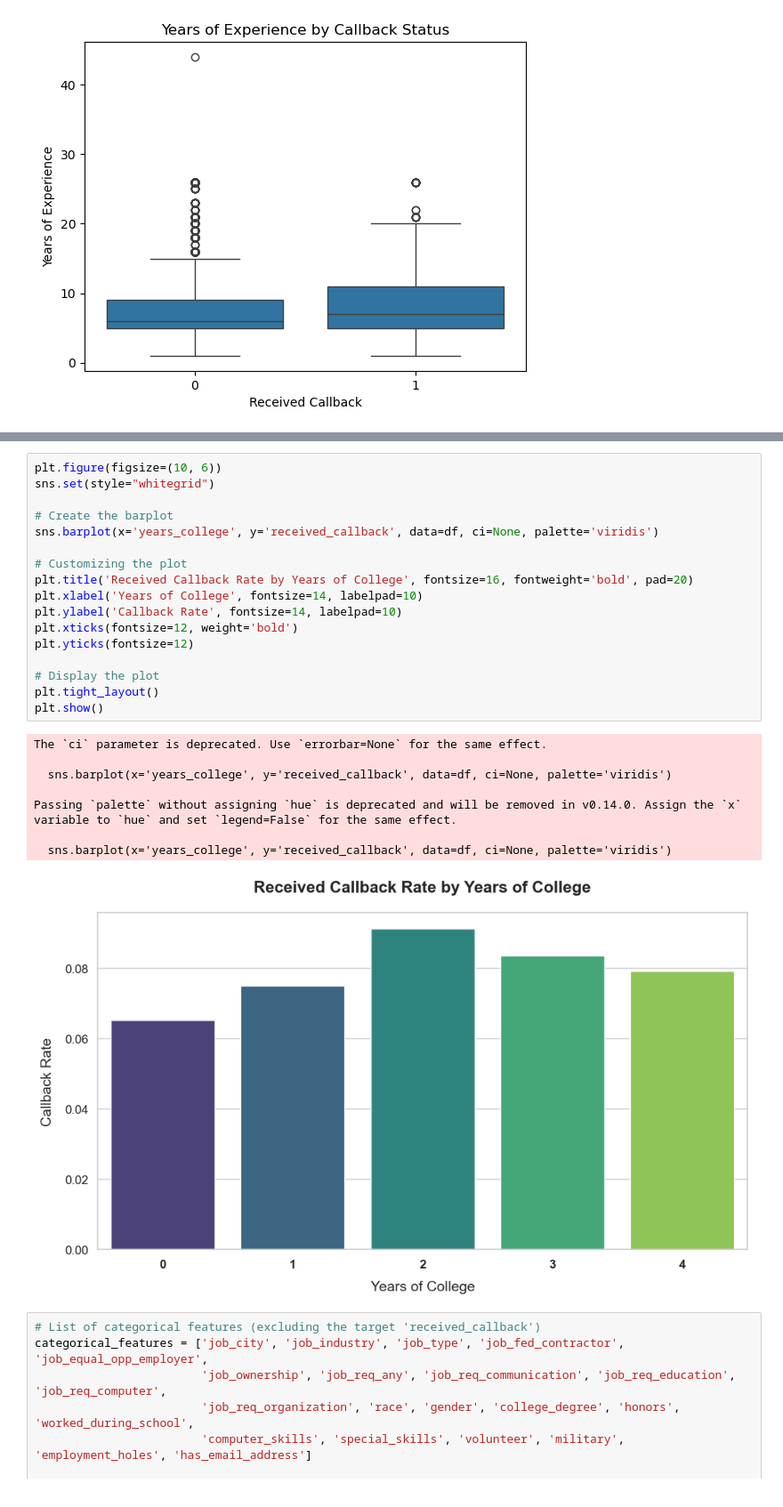
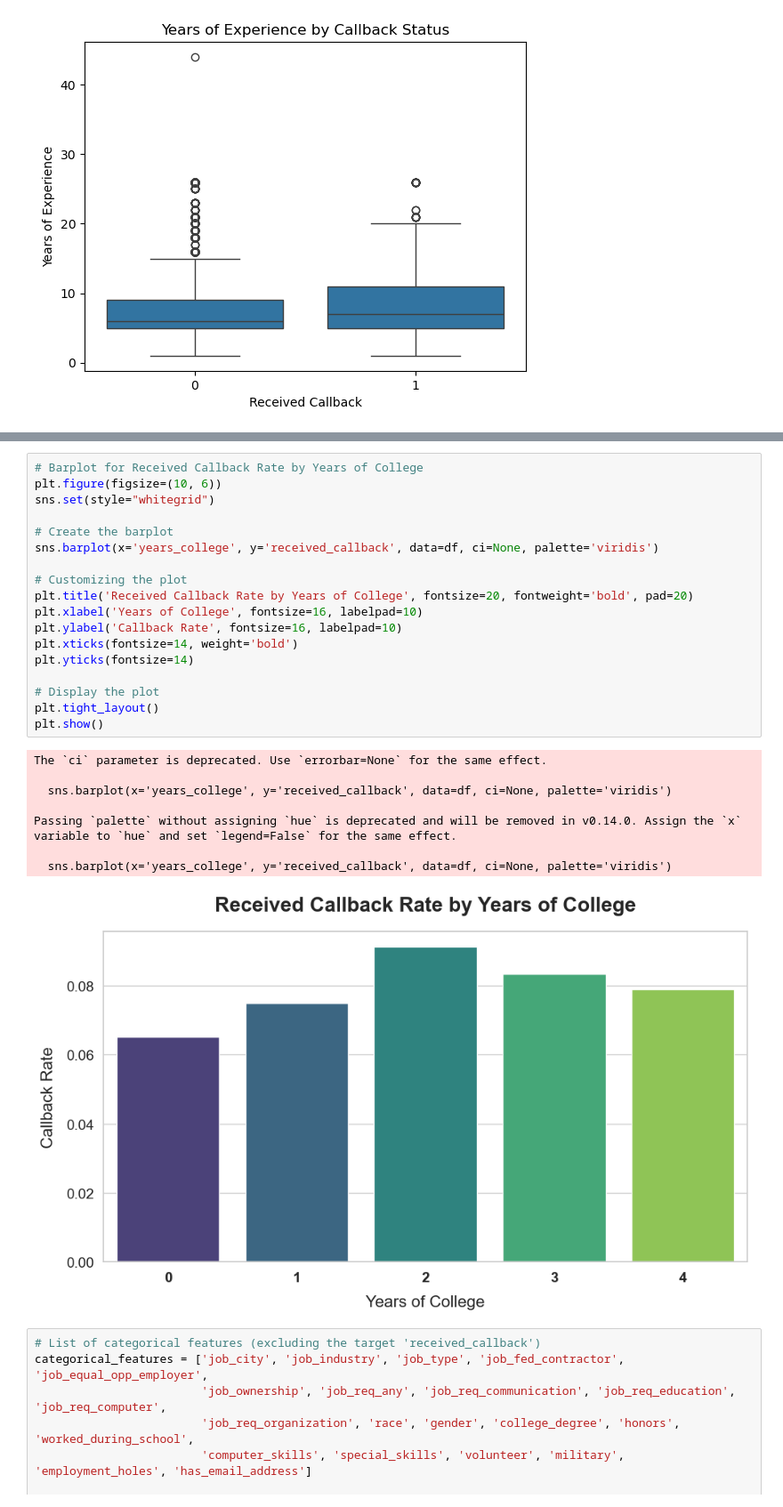
Before and after one commit to anyfruit/Key-Resume-Attributes-Impacting-Job-Callbacks, a Jupyter notebook: DATA1030Project.ipynb, the cells around one changed output, grey strips where cells are left out. Shown at 89% size. Cells and saved outputs as stored; diff of their text form.

```diff
--- a/DATA1030Project.ipynb
+++ b/DATA1030Project.ipynb
@@ -176,29 +177,30 @@ plt.show()
 # %%
+# Barplot for Received Callback Rate by Years of College
 plt.figure(figsize=(10, 6))
 sns.set(style="whitegrid")
 
 # Create the barplot
 sns.barplot(x='years_college', y='received_callback', data=df, ci=None, palette='viridis')
 
 # Customizing the plot
-plt.title('Received Callback Rate by Years of College', fontsize=16, fontweight='bold', pad=20)
-plt.xlabel('Years of College', fontsize=14, labelpad=10)
-plt.ylabel('Callback Rate', fontsize=14, labelpad=10)
-plt.xticks(fontsize=12, weight='bold')
-plt.yticks(fontsize=12)
+plt.title('Received Callback Rate by Years of College', fontsize=20, fontweight='bold', pad=20)
+plt.xlabel('Years of College', fontsize=16, labelpad=10)
+plt.ylabel('Callback Rate', fontsize=16, labelpad=10)
+plt.xticks(fontsize=14, weight='bold')
+plt.yticks(fontsize=14)
 
 # Display the plot
 plt.tight_layout()
 plt.show()
 # %% [output]
 The `ci` parameter is deprecated. Use `errorbar=None` for the same effect.
 
   sns.barplot(x='years_college', y='received_callback', data=df, ci=None, palette='viridis')
 
 Passing `palette` without assigning `hue` is deprecated and will be removed in v0.14.0. Assign the `x` variable to `hue` and set `legend=False` for the same effect.
 
   sns.barplot(x='years_college', y='received_callback', data=df, ci=None, palette='viridis')
-[figure, old version]
+[figure, new version]
 # %%
 # List of categorical features (excluding the target 'received_callback')
 categorical_features = ['job_city', 'job_industry', 'job_type', 'job_fed_contractor', 'job_equal_opp_employer',
```
Also changed, not shown: parts of 2 cells of this notebook, 2 other files.
